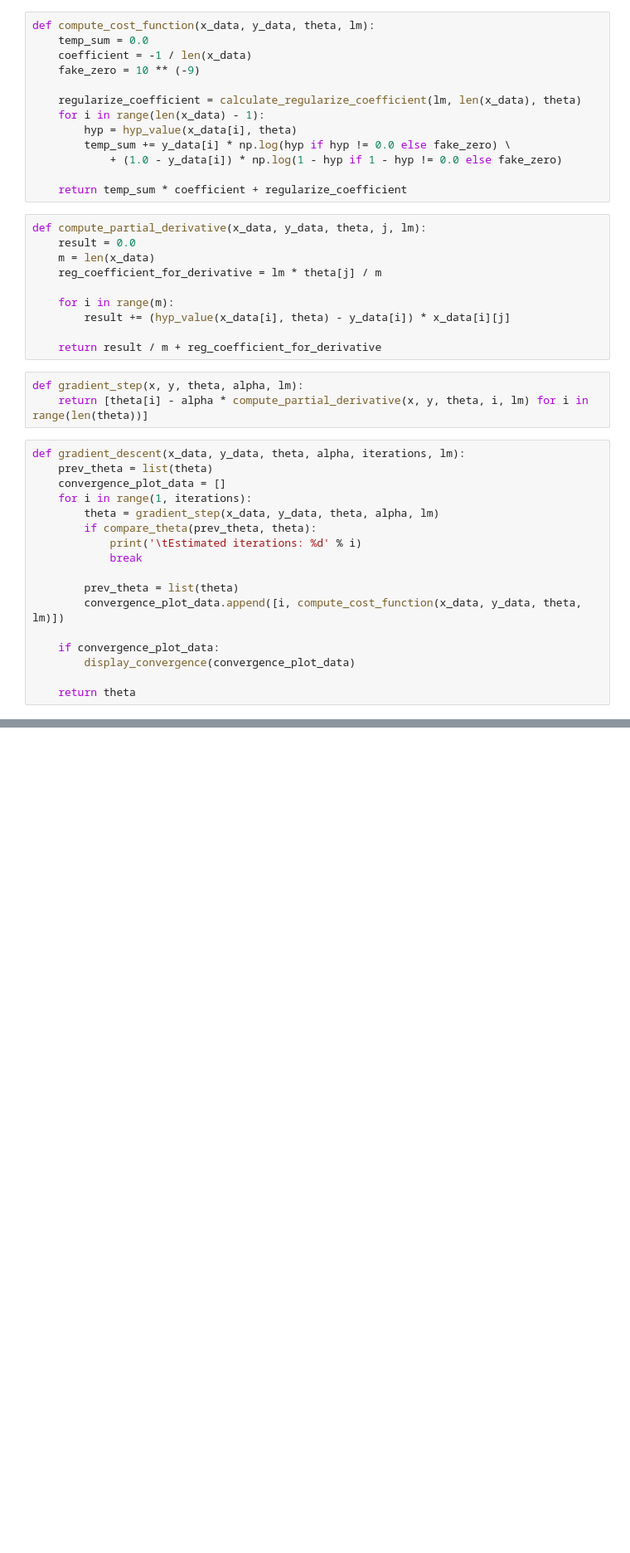
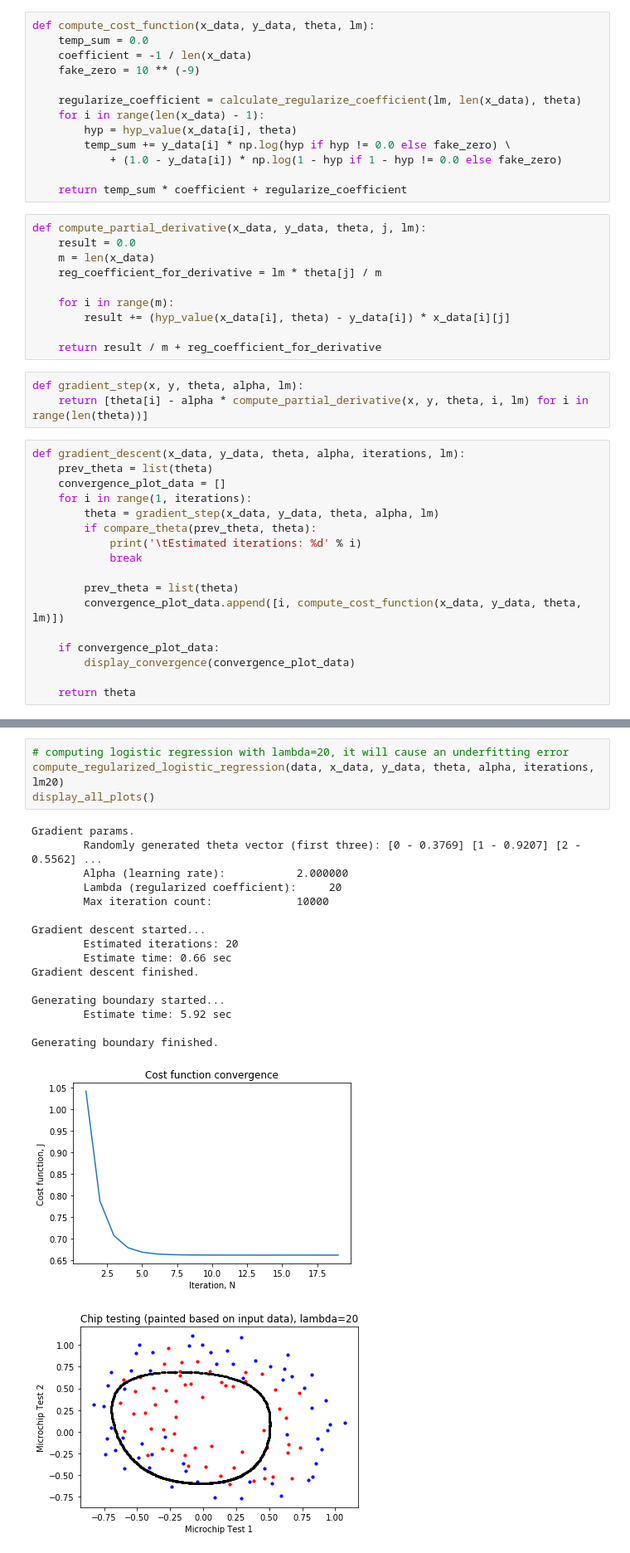
Before and after one commit to ZhartunMatthew/linear-regression-task, a Jupyter notebook: demo/init/jupyternote/logisticregression/regularized_logistic_regression.ipynb, the cells around one changed output, grey strips where cells are left out. Shown at 83% size. Drawn from its saved outputs; the diff is of its cells as text; blank space fills up the shorter version.

```diff
--- a/demo/init/jupyternote/logisticregression/regularized_logistic_regression.ipynb
+++ b/demo/init/jupyternote/logisticregression/regularized_logistic_regression.ipynb
@@ -222,0 +259,22 @@ Generating boundary finished.
+# %%
+# computing logistic regression with lambda=20, it will cause an underfitting error
+compute_regularized_logistic_regression(data, x_data, y_data, theta, alpha, iterations, lm20)
+display_all_plots()
+# %% [output]
+Gradient params.
+        Randomly generated theta vector (first three): [0 - 0.3769] [1 - 0.9207] [2 - 0.5562] ...
+        Alpha (learning rate):           2.000000
+        Lambda (regularized coefficient):     20
+        Max iteration count:             10000
+
+Gradient descent started...
+        Estimated iterations: 20
+        Estimate time: 0.66 sec
+Gradient descent finished.
+
+Generating boundary started...
+        Estimate time: 5.92 sec
+
+Generating boundary finished.
+[figure, added]
+[figure, added]
```
Also changed, not shown: parts of 6 cells of this notebook.
